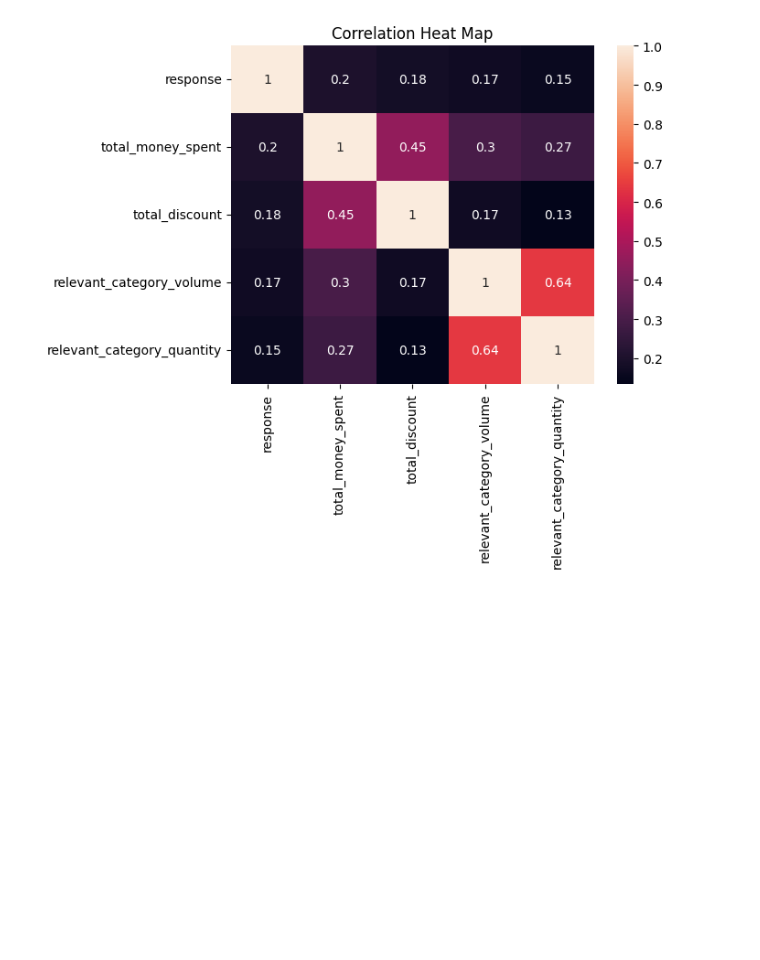
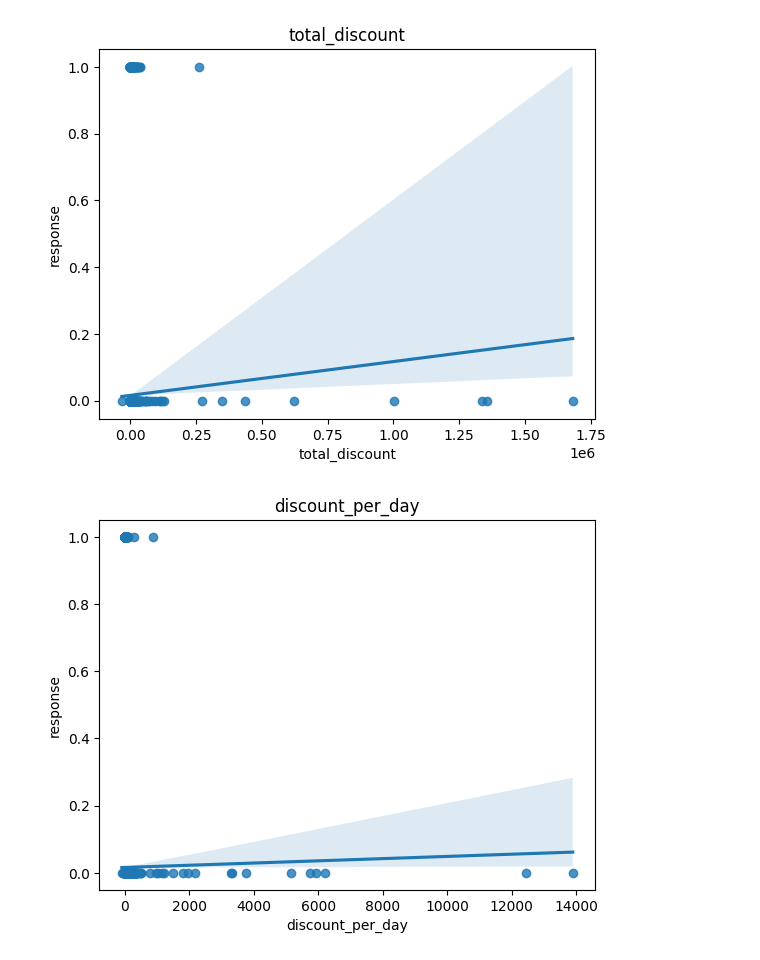
Before and after one commit to Enesaydnn7/MigrosDatathon, a Jupyter notebook: scripts/data_correlation.ipynb, the cells around one changed output. Cells and saved outputs as stored; diff of their text form; code cells hidden in the pictures; blank space fills up the shorter version.

```diff
--- a/scripts/data_correlation.ipynb
+++ b/scripts/data_correlation.ipynb
@@ -143,11 +84,31 @@ plt.show()
-# %%
-# Visualize correlation between all shopping related features:
-data = response_by_shopping_history[["response", "total_money_spent", "total_discount", "relevant_category_volume", "relevant_category_quantity"]]
-mark = mark_1 & mark_2 & mark_3 & mark_4
-correlation = data[mark].corr()
-
-sns.heatmap(correlation, annot=True)
-plt.title("Correlation Heat Map")
-plt.show()
-# %% [output]
-[figure, removed]
+# %%
+data = train[["response", "total_discount", "discount_per_day", "total_money_spent", "total_money_spent_per_day"]]
+
+sns.regplot(data=data, x="total_discount", y="response")
+plt.title("total_discount")
+plt.show()
+
+sns.regplot(data=data, x="discount_per_day", y="response")
+plt.title("discount_per_day")
+plt.show()
+
+sns.regplot(data=data, x="total_money_spent", y="response")
+plt.title("total_money_spent")
+plt.show()
+
+sns.regplot(data=data, x="total_money_spent_per_day", y="response")
+plt.title("total_money_spent_per_day")
+plt.show()
+
+upper_limit_1 = data["discount_per_day"].quantile(0.999)
+upper_limit_2 = data["total_money_spent_per_day"].quantile(0.999)
+
+mark_3 = (data["total_discount"] < 0.25e6) & (data["discount_per_day"] < upper_limit_1) & (data["total_money_spent"] < 1e6) & (data["total_money_spent_per_day"] < upper_limit_2)
+data_marked = data[mark_3]
+
+correlation = data_marked.corr()
+sns.heatmap(correlation, annot=True)
+plt.show()
+# %% [output]
+[figure, added]
+[figure, added]
```
Also changed, not shown: parts of 16 cells of this notebook, 1 other file.
